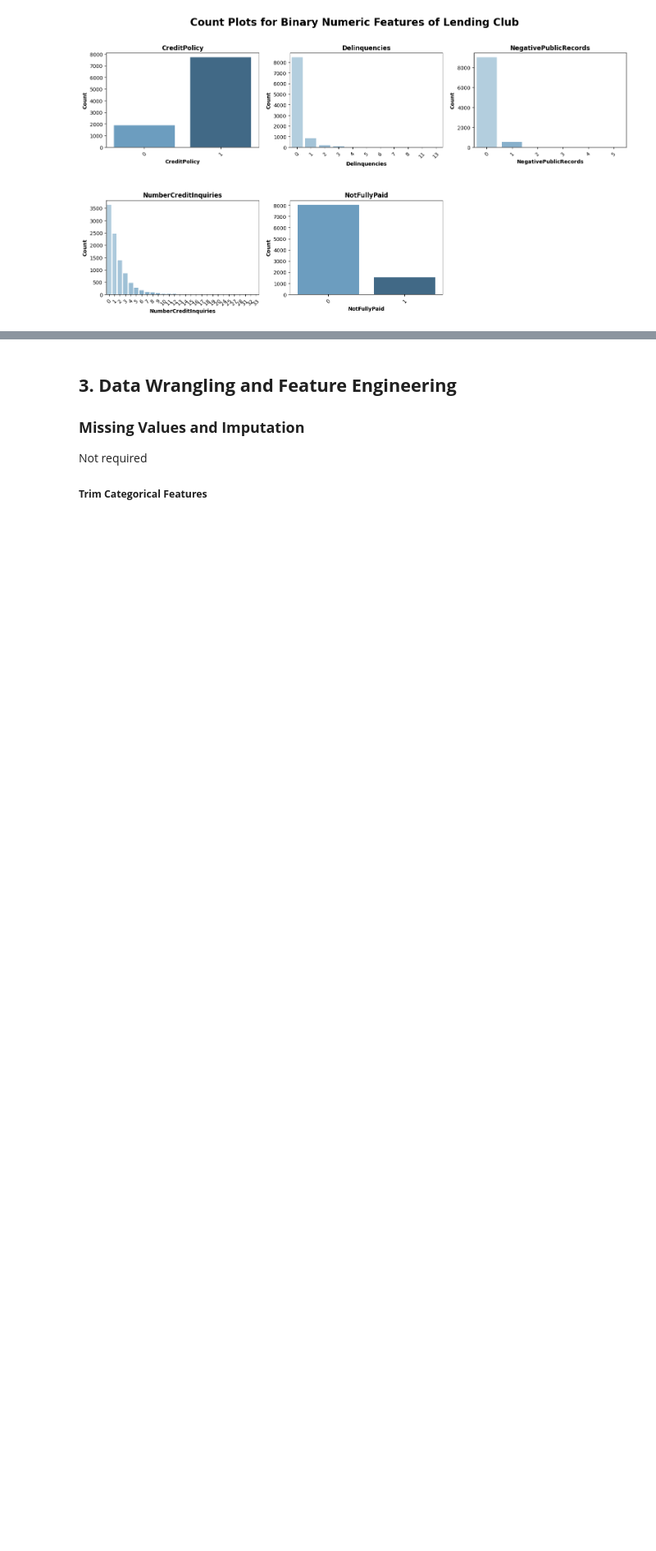
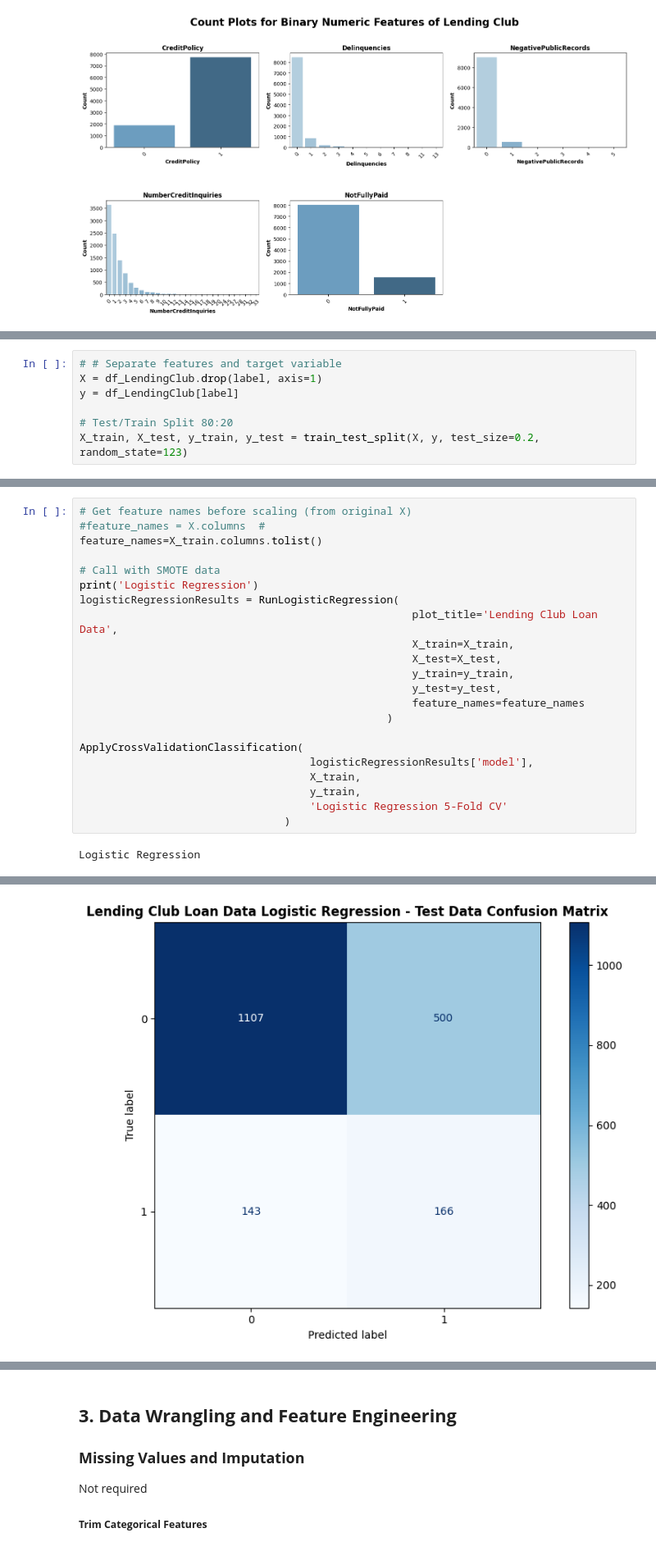
Before and after one commit to juanbucz/FullStackAcademyAICourse, a Jupyter notebook: Assignments/Unit 4/Deep Learning - Unit 4 End Project.ipynb, the cells around one changed output, grey strips where cells are left out. Shown at 82% size. Cells and saved outputs as stored; diff of their text form; blank space fills up the shorter version.

Commit message:
Unit 4/Deep Learning - Unit 4 End Project - Added Unengineered Machine Learning Models

```diff
--- a/Assignments/Unit 4/Deep Learning - Unit 4 End Project.ipynb
+++ b/Assignments/Unit 4/Deep Learning - Unit 4 End Project.ipynb
@@ -787,2 +869,9 @@ DisplayNumericFeatureCountPlots(df_LendingClub,
+# %%
+# # Separate features and target variable
+X = df_LendingClub.drop(label, axis=1)
+y = df_LendingClub[label]
+
+# Test/Train Split 80:20
+X_train, X_test, y_train, y_test = train_test_split(X, y, test_size=0.2, random_state=123)
 # %% [markdown]
 ## **3. Non-Feature Engineered Modeling for Baseline** ##
@@ -788,0 +1513,24 @@ DisplayNumericFeatureCountPlots(df_LendingClub,
+# %%
+# Get feature names before scaling (from original X)
+#feature_names = X.columns  #
+feature_names=X_train.columns.tolist()
+
+# Call with SMOTE data
+print('Logistic Regression')
+logisticRegressionResults = RunLogisticRegression(
+                                                    plot_title='Lending Club Loan Data',
+                                                    X_train=X_train,
+                                                    X_test=X_test,
+                                                    y_train=y_train,
+                                                    y_test=y_test,
+                                                    feature_names=feature_names
+                                                )
+
+ApplyCrossValidationClassification(
+                                    logisticRegressionResults['model'],
+                                    X_train,
+                                    y_train,
+                                    'Logistic Regression 5-Fold CV'
+                                )
+# %% [output]
+Logistic Regression
@@ -788,0 +1556 @@ DisplayNumericFeatureCountPlots(df_LendingClub,
+[figure, added]
```
Also changed, not shown: parts of 33 cells of this notebook.
